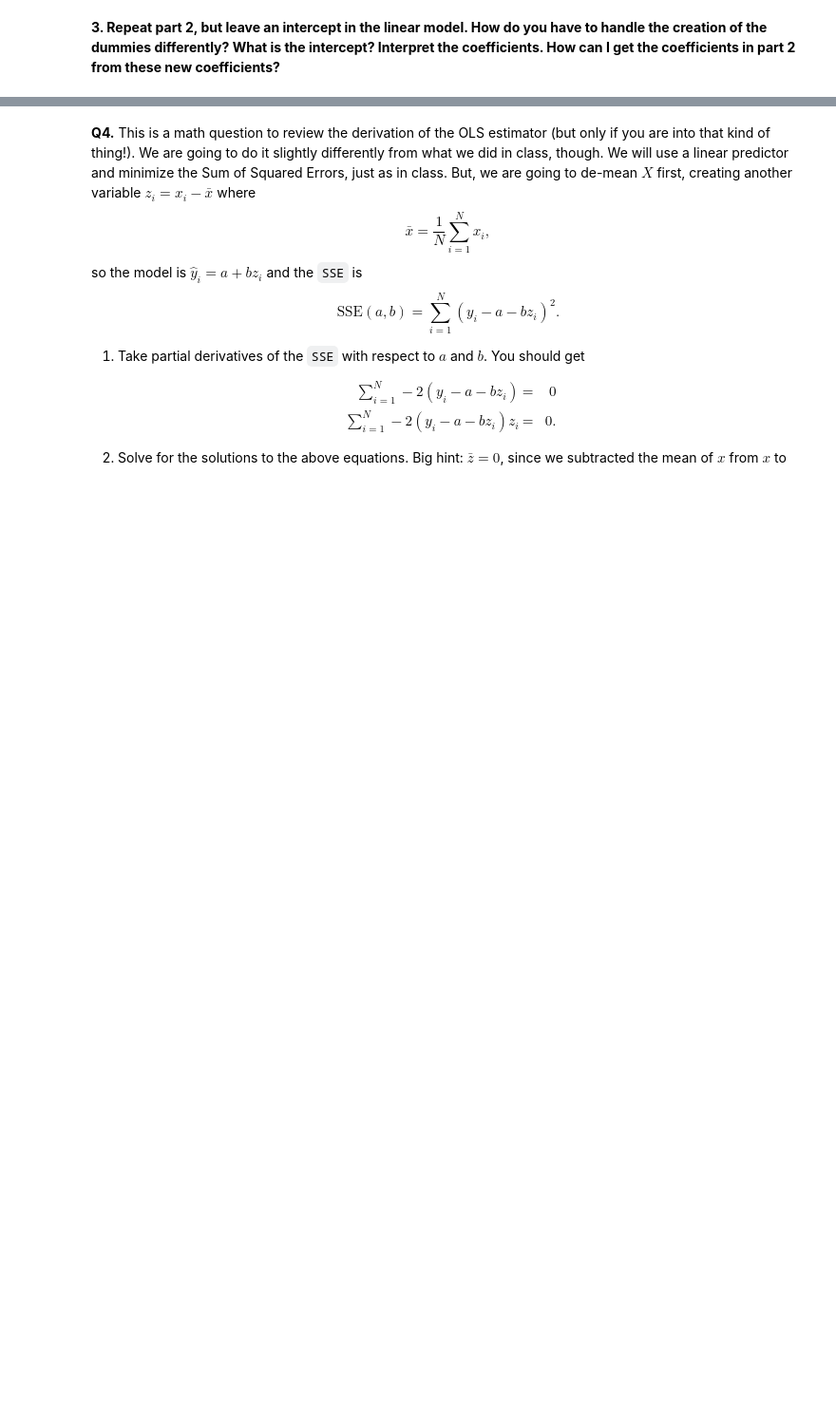
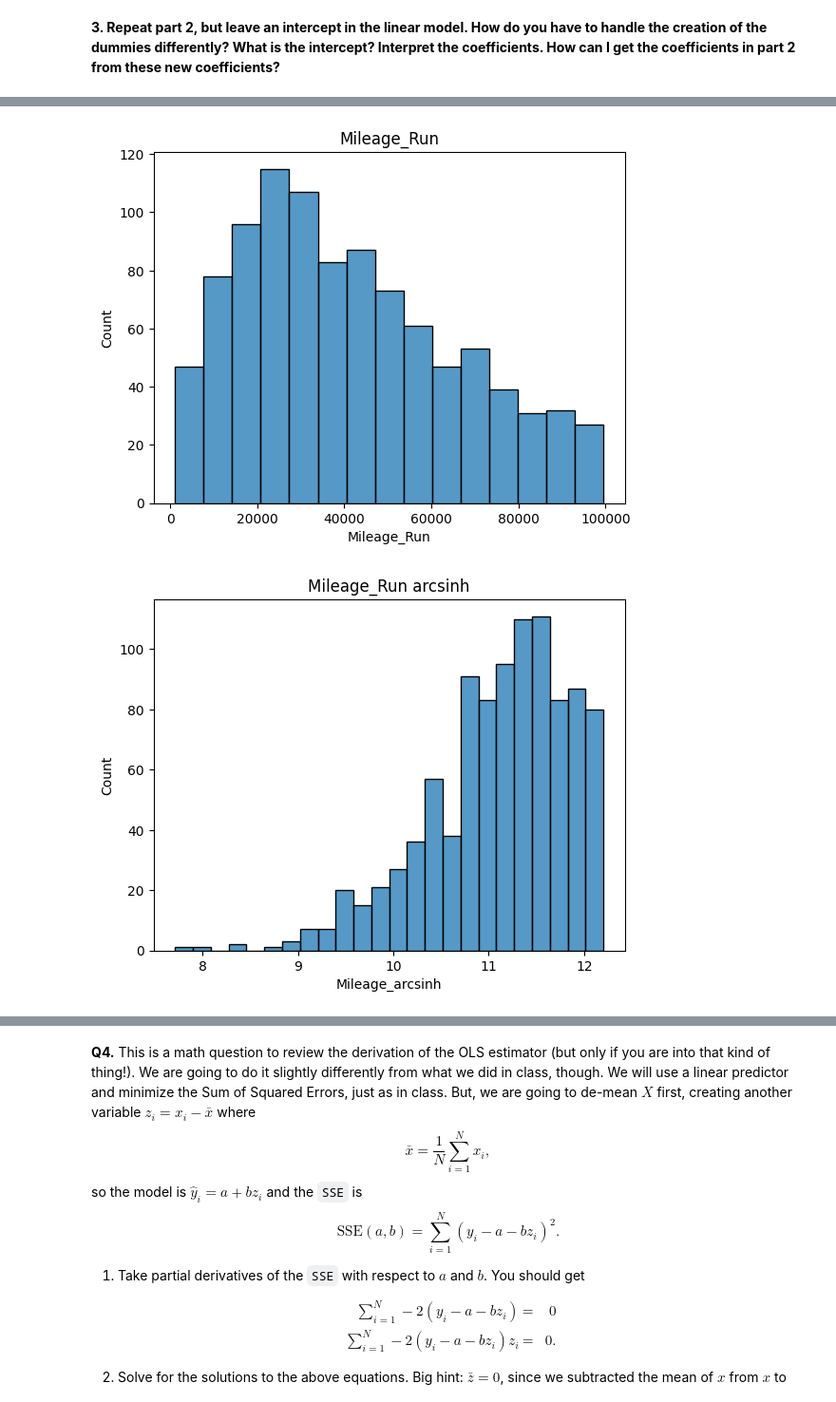
Before and after one commit to imdressel/linearRegression, a Jupyter notebook: assignment.ipynb, the cells around one changed output, grey strips where cells are left out. Shown at 95% size. Drawn from its saved outputs; the diff is of its cells as text; code cells hidden in the pictures; blank space fills up the shorter version.

```diff
--- a/assignment.ipynb
+++ b/assignment.ipynb
@@ -79,0 +324,16 @@ Manhattan is the most expensive bourough on average, with a mean price of $183 p
+# %%
+df_test['Mileage_arcsinh'] = np.arcsinh(df['Mileage_Run'])
+df_test['Mileage_log'] = np.log(df['Mileage_Run'])
+
+sns.histplot(df_test['Mileage_Run'])
+plt.title('Mileage_Run')
+plt.show()
+sns.histplot(df_test['Mileage_arcsinh'])
+plt.title('Mileage_Run arcsinh')
+plt.show()
+sns.histplot(df_test['Mileage_log'])
+plt.title('Mileage_Run log')
+plt.show()
+# %% [output]
+[figure, added]
+[figure, added]
```
Also changed, not shown: parts of 69 cells of this notebook.
